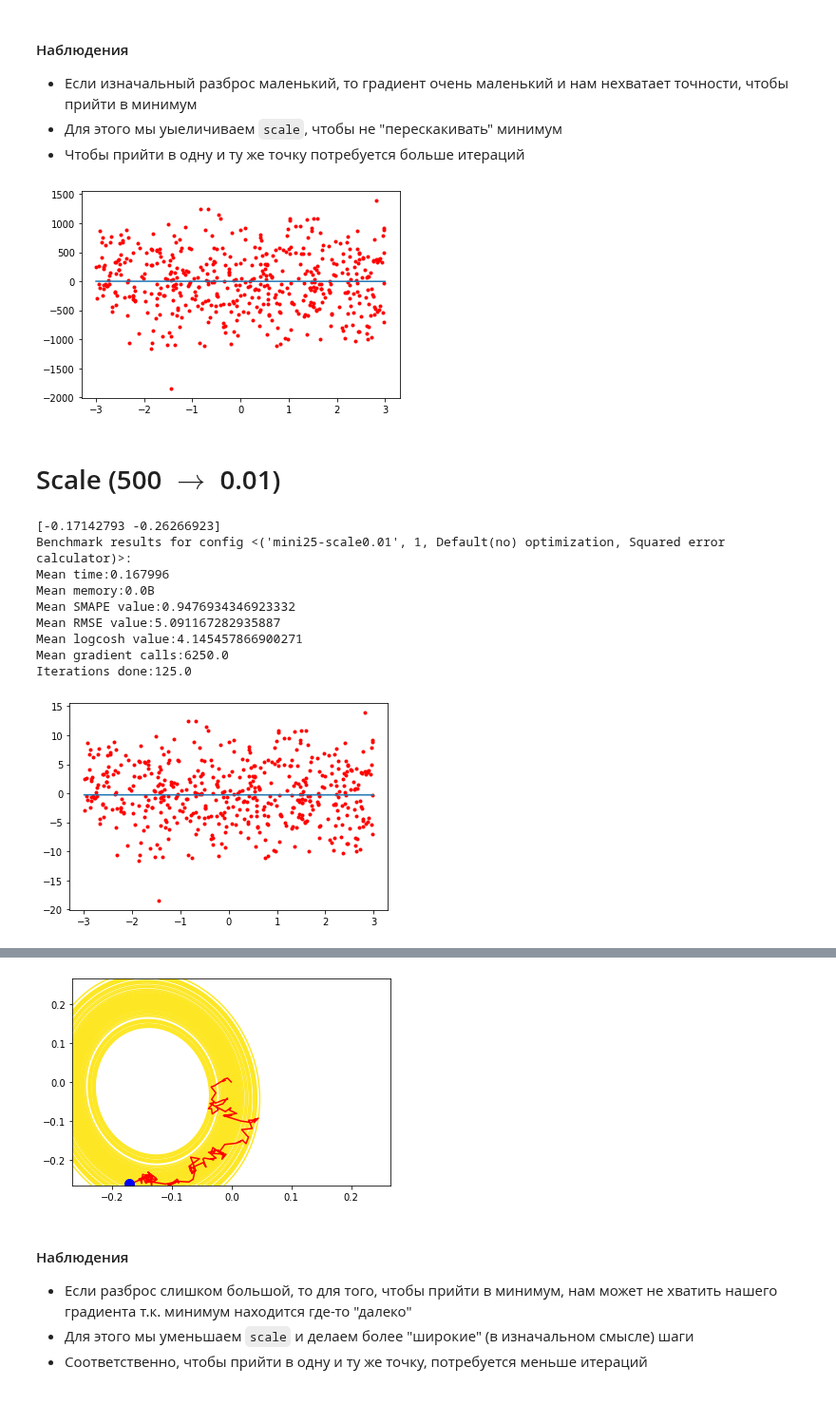
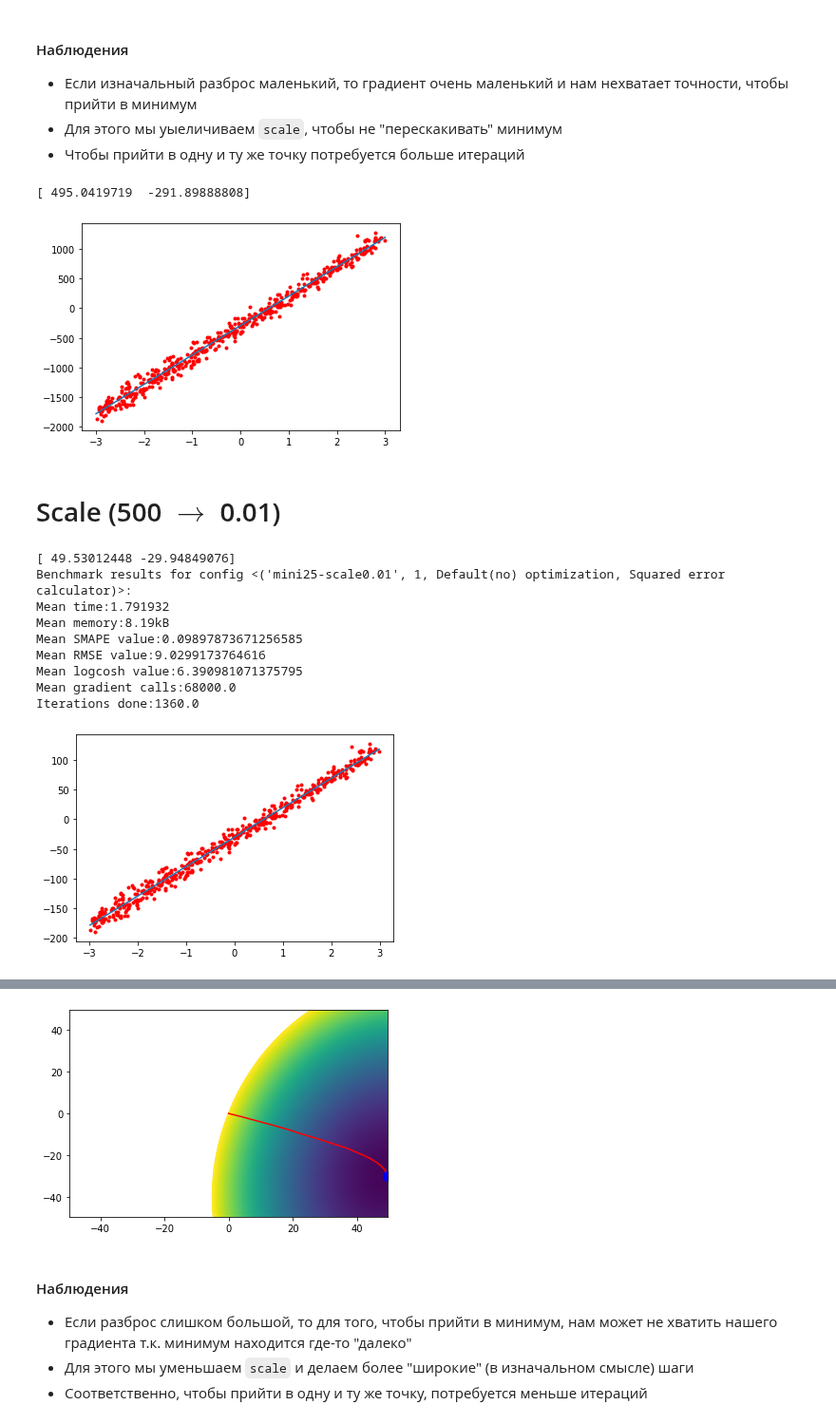
Before and after one commit to EasySocHacks/Optimization-Methods-IFMO, a Jupyter notebook: HW2/2.2.ipynb, the cells around one changed output, grey strips where cells are left out. Shown at 95% size. Saved outputs shown, nothing was run; the diff lists cells and outputs as text; code cells hidden in the pictures.

```diff
--- a/HW2/2.2.ipynb
+++ b/HW2/2.2.ipynb
@@ -6,7 +6,9 @@ from HW2.regression_generator import generate_regression
 from HW2.sgd import scaled_mini
 from HW2.visualization import visualize_regression_point, visualize_line, draw_levels
 # %%
-f, points = generate_regression(point_count=500, scale=np.array([3, 0.5]))
+f, points, f_ab = generate_regression(f_scale=50, point_count=500, scale=np.array([3, 10]))
+
+print(f_ab)
 
 visualize_regression_point(f, points, scale=3)
 # %% [output]
@@ -45,2 +43,8 @@ Drawing path took 0.001057s
 # %% [markdown]
 # Scale (0.5 $\rightarrow$ 100)
+# %%
+f, points, f_ab = generate_regression(f_scale=.5, point_count=500, scale=np.array([3, 0.25]))
+
+print(f_ab)
+
+visualize_regression_point(f, points, scale=3)
@@ -47,11 +54,11 @@ Drawing path took 0.001057s
 # %%
 index = storage.add_benchmark_config(batch_size='mini50-scale100')
-(ab, meta), ps = scaled_mini(points, batch_size=50, scale=100, eps=1e-1)
+(ab, meta), ps = scaled_mini(points, batch_size=50, scale=200, eps=5e-2)
 storage.add_benchmark_result(index, meta)
 
 print(ab)
 print(storage.get_benchmark_results(index))
 
-visualize_line(np.array([ab[0] * 100, ab[1]]), ps)
+visualize_line(ab, ps)
 draw_levels(ps, meta["points"])
 # %% [output]
@@ -77,31 +79,34 @@ Drawing path took 0.001027s
 * Для этого мы уыеличиваем `scale`, чтобы не "перескакивать" минимум
 * Чтобы прийти в одну и ту же точку потребуется больше итераций
 # %%
-f, points = generate_regression(point_count=500, scale=np.array([3, 500]))
+f, points, f_ab = generate_regression(f_scale=500, point_count=500, scale=np.array([3, 90]))
+
+print(f_ab)
 
 visualize_regression_point(f, points, scale=3)
 # %% [output]
+[ 495.0419719  -291.89888808]
-[figure, old version]
+[figure, new version]
 # %% [markdown]
 # Scale (500 $\rightarrow$ 0.01)
 # %%
 index = storage.add_benchmark_config(batch_size='mini25-scale0.01')
-(ab, meta), ps = scaled_mini(points, batch_size=50, eps=2e-2, scale=0.01)
+(ab, meta), ps = scaled_mini(points, batch_size=50, eps=2e-2, scale=0.1)
 storage.add_benchmark_result(index, meta)
 
 print(ab)
 print(storage.get_benchmark_results(index))
 
-visualize_line(np.array([ab[0] * 0.01, ab[1]]), ps)
+visualize_line(ab, ps)
 draw_levels(ps, meta["points"])
 # %% [output]
-[-0.17142793 -0.26266923]
+[ 49.53012448 -29.94849076]
 Benchmark results for config <('mini25-scale0.01', 1, Default(no) optimization, Squared error calculator)>:
-Mean time:0.167996
-Mean memory:0.0B
-Mean SMAPE value:0.9476934346923332
-Mean RMSE value:5.091167282935887
-Mean logcosh value:4.145457866900271
-Mean gradient calls:6250.0
-Iterations done:125.0
+Mean time:1.791932
+Mean memory:8.19kB
+Mean SMAPE value:0.09897873671256585
+Mean RMSE value:9.0299173764616
+Mean logcosh value:6.390981071375795
+Mean gradient calls:68000.0
+Iterations done:1360.0
-[figure, old version]
+[figure, new version]
@@ -113,4 +113,4 @@ Drawing path took 0.002012s
-[figure, old version]
+[figure, new version]
 # %% [markdown]
 #### Наблюдения
 
```
Also changed, not shown: parts of 5 cells of this notebook.
